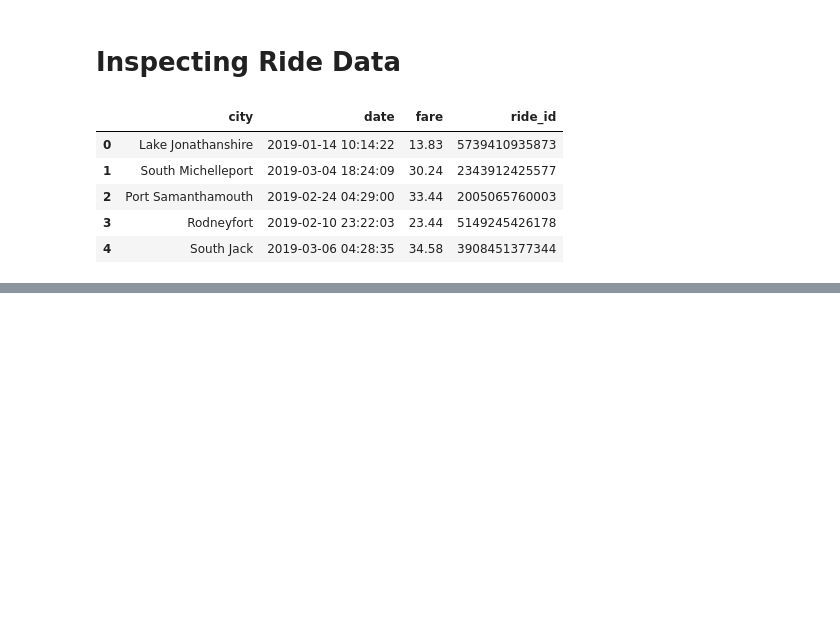
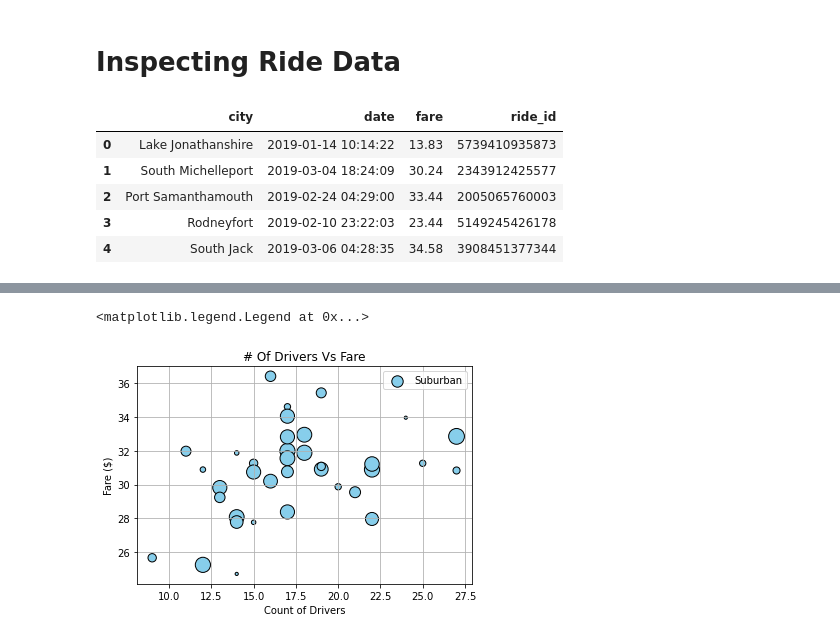
Before and after one commit to lopez-Luis89/PyBer_Analysis, a Jupyter notebook: Pyber1.ipynb, the cells around one changed output, grey strips where cells are left out. Cells and saved outputs as stored; diff of their text form; code cells hidden in the pictures; blank space fills up the shorter version.

```diff
--- a/Pyber1.ipynb
+++ b/Pyber1.ipynb
@@ -55,0 +124,10 @@ city_ride_data_df = pd.merge(ride_data, city_data, ho
+# %%
+plt.scatter(suburban_city_count, suburban_city_mean, c ='skyblue', s = 10*driver_mean_suburban, edgecolor ='black', label = 'Suburban')
+plt.xlabel('Count of Drivers')
+plt.ylabel('Fare ($)')
+plt.title('# Of Drivers Vs Fare')
+plt.grid(True)
+plt.legend()
+# %% [output]
+<matplotlib.legend.Legend at 0x...>
+[figure, added]
```
Also changed, not shown: parts of 11 cells of this notebook, 1 other file.
